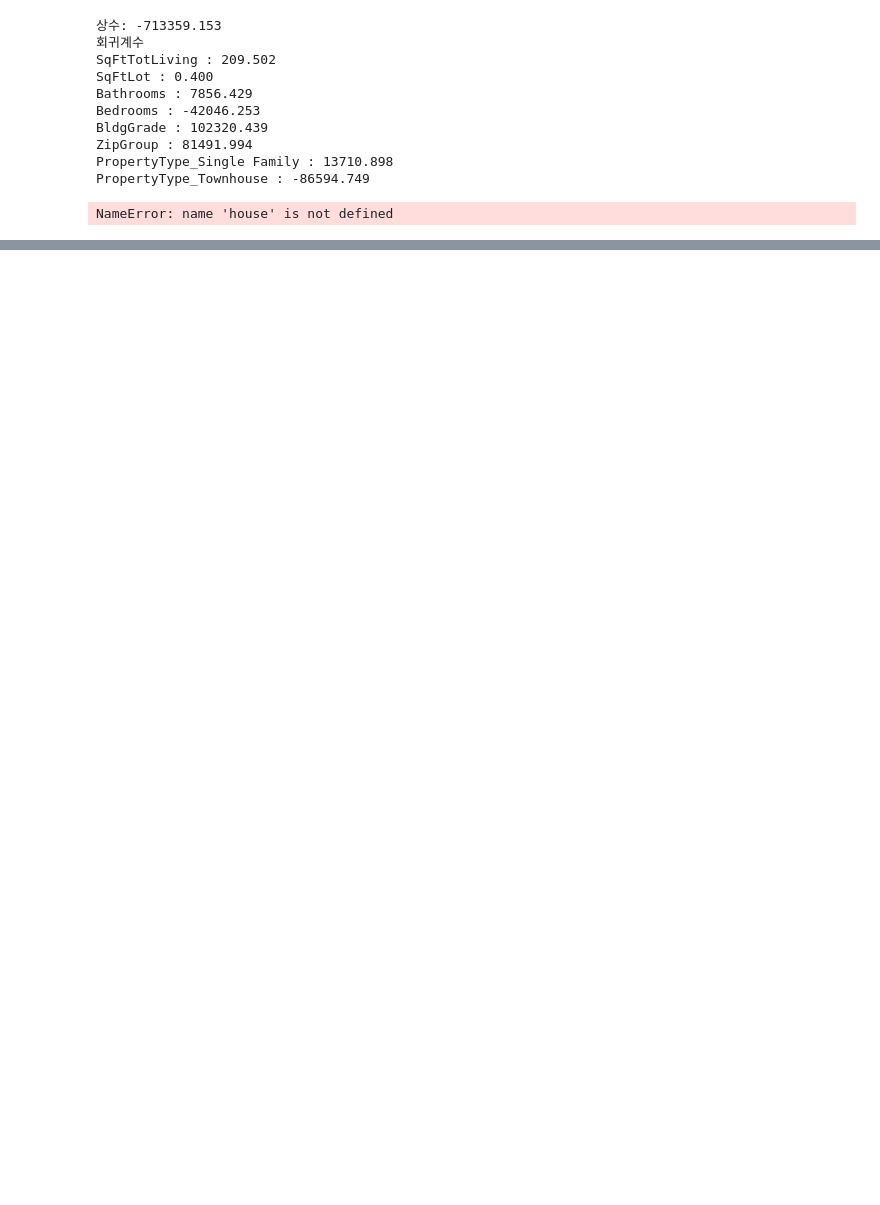
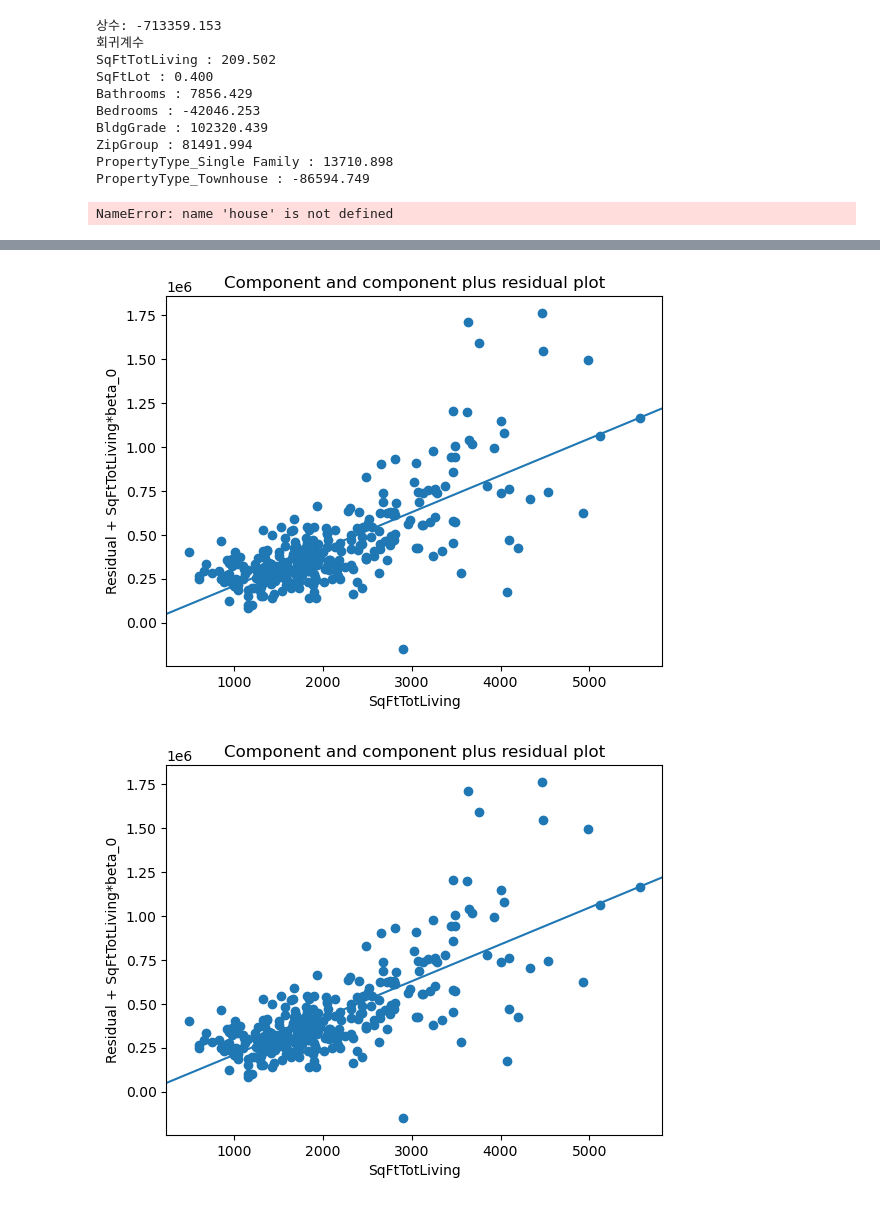
Before and after one commit to KBigForest/Bigforest_study, a Jupyter notebook: DataScience/BigForest's_code/CH4.ipynb, the cells around one changed output, grey strips where cells are left out. Cells and saved outputs as stored; diff of their text form; code cells hidden in the pictures; blank space fills up the shorter version.

```diff
--- a/DataScience/BigForest's_code/CH4.ipynb
+++ b/DataScience/BigForest's_code/CH4.ipynb
@@ -445,0 +535,5 @@ strong multicollinearity or other numerical problems.
+# %%
+sm.graphics.plot_ccpr(result_98105, 'SqFtTotLiving')
+# %% [output]
+[figure, added]
+[figure, added]
```
Also changed, not shown: parts of 10 cells of this notebook, 2 other files.
